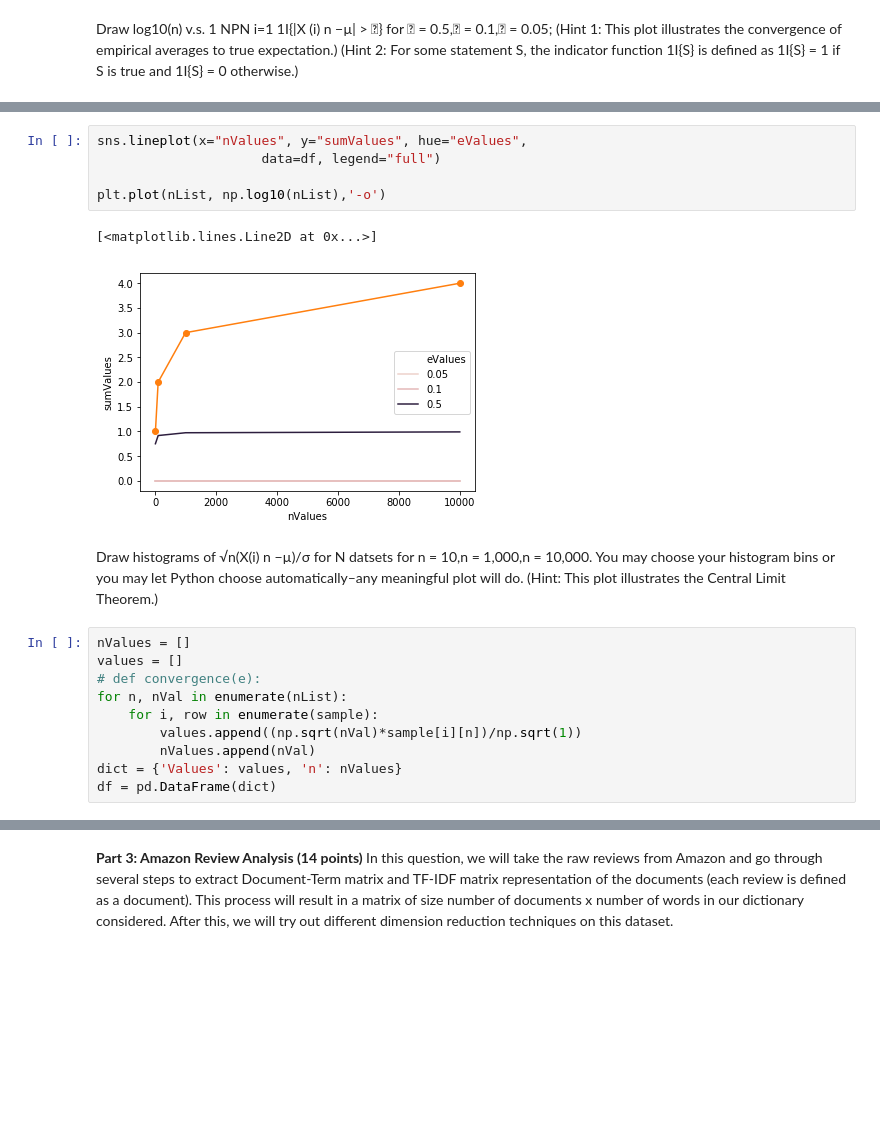
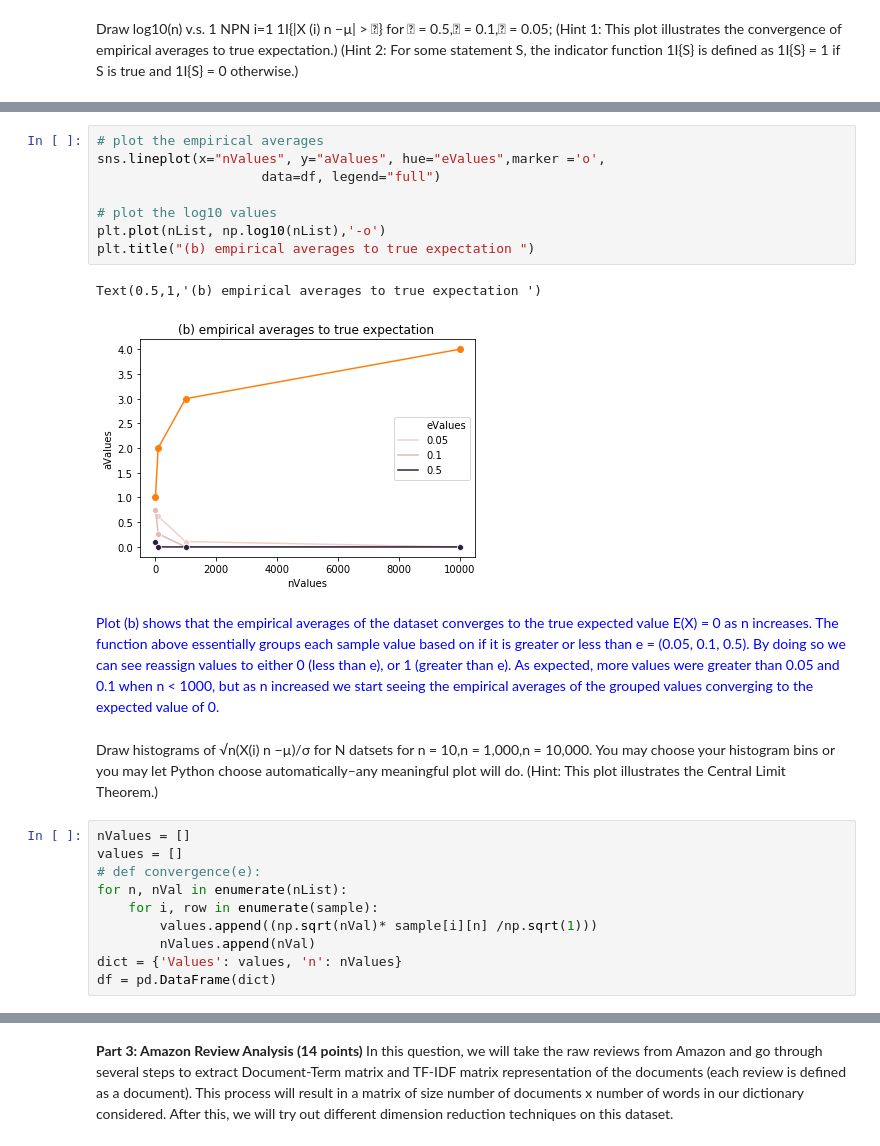
Before and after one commit to escaduto/STA221, a Jupyter notebook: Homework1.ipynb, the cells around one changed output, grey strips where cells are left out. Cells and saved outputs as stored; diff of their text form; blank space fills up the shorter version.

```diff
--- a/Homework1.ipynb
+++ b/Homework1.ipynb
@@ -127,11 +155,16 @@ df
 # %%
-sns.lineplot(x="nValues", y="sumValues", hue="eValues",
+# plot the empirical averages
+sns.lineplot(x="nValues", y="aValues", hue="eValues",marker ='o',
                      data=df, legend="full")
 
+# plot the log10 values
 plt.plot(nList, np.log10(nList),'-o')
+plt.title("(b) empirical averages to true expectation ")
 # %% [output]
-[<matplotlib.lines.Line2D at 0x...>]
+Text(0.5,1,'(b) empirical averages to true expectation ')
-[figure, old version]
+[figure, new version]
+# %% [markdown]
+<p style="color:blue">Plot (b) shows that the empirical averages of the dataset converges to the true expected value E(X) = 0 as n increases. The function above essentially groups each sample value based on if it is greater or less than e = (0.05, 0.1, 0.5). By doing so we can see reassign values to either 0 (less than e), or 1 (greater than e). As expected, more values were greater than 0.05 and 0.1 when n < 1000, but as n increased we start seeing the empirical averages of the grouped values converging to the expected value of 0. </p>
 # %% [markdown]
 Draw histograms of √n(X(i) n −µ)/σ for N datsets for n = 10,n = 1,000,n = 10,000. You may choose your histogram bins or you may let Python choose automatically–any meaningful plot will do. (Hint: This plot illustrates the Central Limit Theorem.)
 # %%
@@ -140,7 +173,7 @@ values = []
 # def convergence(e):
 for n, nVal in enumerate(nList):
     for i, row in enumerate(sample):
-        values.append((np.sqrt(nVal)*sample[i][n])/np.sqrt(1))
+        values.append((np.sqrt(nVal)* sample[i][n] /np.sqrt(1)))
         nValues.append(nVal)
 dict = {'Values': values, 'n': nValues}
 df = pd.DataFrame(dict)
```
Also changed, not shown: parts of 25 cells of this notebook.
